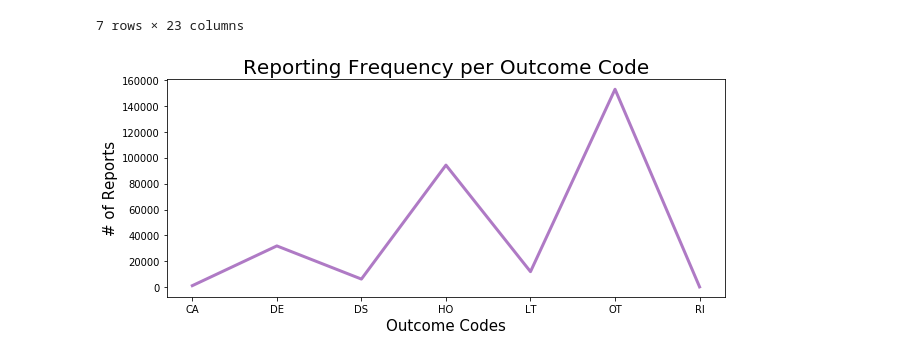
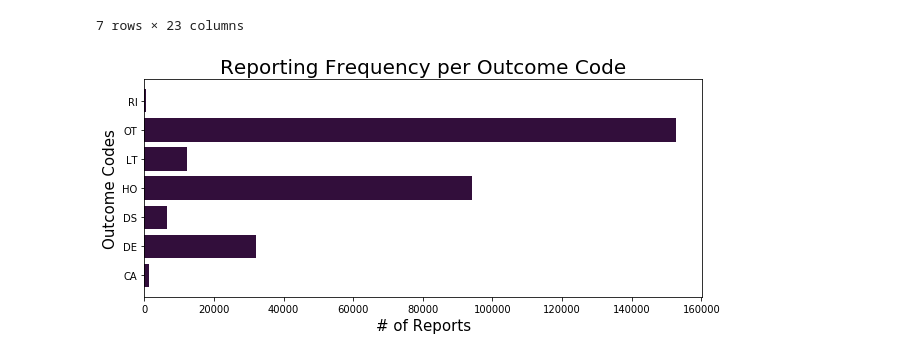
Before and after one commit to gina-santana/Adverse-Drug-Events, a Jupyter notebook: notebooks/ExploratoryDataAnalysis.ipynb, the cells around one changed output. Cells and saved outputs as stored; diff of their text form; code cells hidden in the pictures.

```diff
--- a/notebooks/ExploratoryDataAnalysis.ipynb
+++ b/notebooks/ExploratoryDataAnalysis.ipynb
@@ -142,15 +145,18 @@ outcome_counts
 | OT | 793599 | 152703 | 152703 | 310 | 4 | 38789 | 2 | 5473 | 21 | ... |
 | RI | 755 | 367 | 367 | 28 | 3 | 419 | 2 | 0 | 0 | ... |
 7 rows × 23 columns
-# %%
-#Highest volume of adverse reactions are other serious medical emergencies
-fig, ax = plt.subplots(1, figsize = (10,4))
-ax.plot(outcome_counts['primaryid'], color = '#AF7AC5',linewidth = 3)
-ax.set_title('Reporting Frequency per Outcome Code', fontsize = 20)
-ax.set_xlabel('Outcome Codes', fontsize = 15)
-ax.set_ylabel('# of Reports', fontsize = 15)
-plt.savefig('reports_of_outcomes.png');
-# %% [output]
-[figure, removed]
+# %%
+fig, ax = plt.subplots(1, figsize = (10,4))
+objects = ('CA', 'DE', 'DS', 'HO', 'LT', 'OT', 'RI')
+y_pos = np.arange(len(objects))
+
+plt.barh(y_pos, outcome_counts['primaryid'], align='center', color='#320E3B')
+plt.yticks(y_pos, objects)
+plt.xlabel('# of Reports', fontsize=15)
+plt.ylabel('Outcome Codes', fontsize=15)
+plt.title('Reporting Frequency per Outcome Code', fontsize=20)
+plt.savefig('reports_of_outcomes.png');
+# %% [output]
+[figure, added]
 # %%
 merged_df['drugname'].describe()
```
Also changed, not shown: parts of 11 cells of this notebook.
